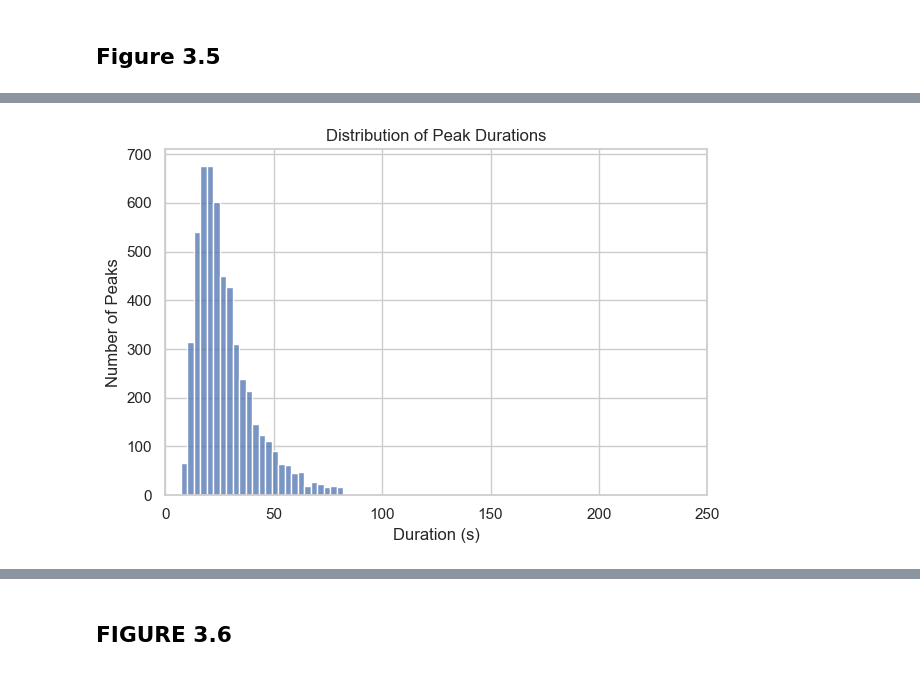
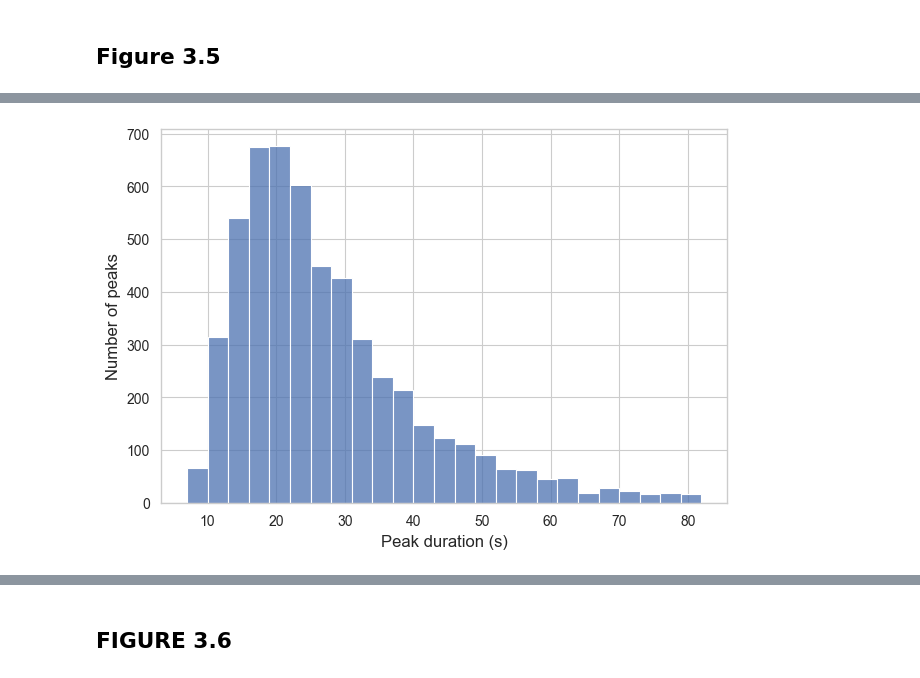
Before and after one commit to hamelmateo/CaSTIA-AF, a Jupyter notebook: notebooks/figures_official_plots.ipynb, the cells around one changed output, grey strips where cells are left out. Saved outputs shown, nothing was run; the diff lists cells and outputs as text; code cells hidden in the pictures.

```diff
--- a/notebooks/figures_official_plots.ipynb
+++ b/notebooks/figures_official_plots.ipynb
@@ -592,32 +596,30 @@ WindowsPath('C:/Users/poseidon/OneDrive/Documents/01_ETHZ/Master_Degree/Spring_S
 plot_histogram(
     df=reference_peaks[reference_peaks["In event"] == "sequential"],
     column="Duration (s)",
-    title="Distribution of Peak Durations",
-    ylabel="Number of Peaks",
+    ylabel="Number of peaks",
+    xlabel="Peak duration (s)",
     bin_width=3,
     filter_outliers=True,
     outliers_bounds=(3, 3),
     return_outliers=False,
-    x_axis_boundaries=(0, 250),
     save_svg_path=figure_path / "figure_3_5/reference_peaks_duration_distribution.svg"
 )
 plot_histogram(
     df=reference_peaks[reference_peaks["In event"] == "sequential"],
     column="Prominence (noise std units)",
-    title="Distribution of Peak Prominences",
-    ylabel="Number of Peaks",
+    ylabel="Number of peaks",
+    xlabel="Peak z-score",
     bin_width=3,
     filter_outliers=True,
     outliers_bounds=(3, 3),
     return_outliers=False,
-    x_axis_boundaries=(0, 400),
     save_svg_path=figure_path / "figure_3_5/reference_peaks_prominence_distribution.svg"
 )
 plot_histogram(
     df=reference_communications,
     column="Speed (um/s)",
-    title="Distribution of Cell-Cell Communication Speeds",
     ylabel="Number of Communications",
+    xlabel="Communication speed (um/s)",
     bin_count=50,
     filter_outliers=True,
     outliers_bounds=(3, 5),
@@ -628,8 +630,8 @@ reference_sequential_events = reference_events[reference_events["Event type"] ==
 plot_histogram(
     df=reference_sequential_events,
     column="Number of cells involved",
-    title="Distribution of Number of Cells Involved in Sequential Events",
     ylabel="Number of Events",
+    xlabel="Event size (number of cells)",
     bin_width=1,
     filter_outliers=True,
     outliers_bounds=(3, 5),
@@ -650 +652 @@ subset_peaks_sequential_events = control_peaks.merge(mapping_events_to_peaks,
-[figure, old version]
+[figure, new version]
```
Also changed, not shown: parts of 50 cells of this notebook, 4 other files.
